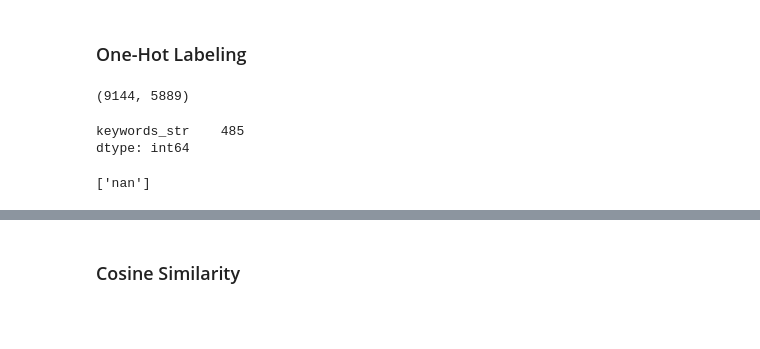
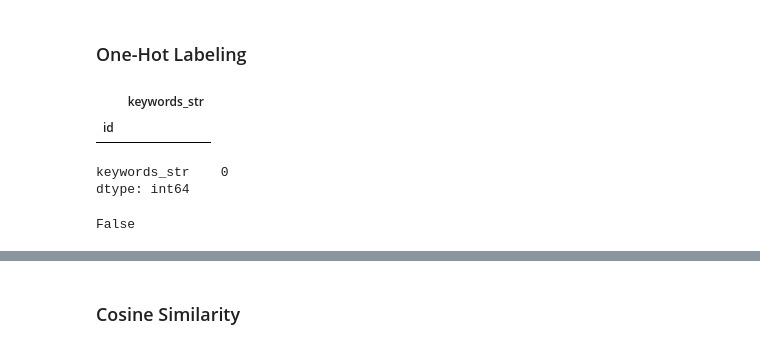
Before and after one commit to fadeeva/normal_projects, a Jupyter notebook: Popular_10000_movies_listed_on_TMDb/Data_Prepare.ipynb, the cells around one changed output, grey strips where cells are left out. Cells and saved outputs as stored; diff of their text form; code cells hidden in the pictures; blank space fills up the shorter version.

```diff
--- a/Popular_10000_movies_listed_on_TMDb/Data_Prepare.ipynb
+++ b/Popular_10000_movies_listed_on_TMDb/Data_Prepare.ipynb
@@ -502,21 +536,24 @@ df.to_csv('data/keywords_str.csv')
 # %% [markdown]
 ### One-Hot Labeling
 # %%
-keywords_ind = pd.read_csv('data/keywords_str.csv', index_col='id')
+keywords_ind = pd.read_csv('data/keywords_list.csv', index_col='id')
 kw_vectors = pd.DataFrame(index=keywords_ind.index, columns=unique_keywords)
 kw_vectors.shape
-# %% [output]
-(9144, 5889)
+# %%
+keywords_ind[keywords_ind['keywords_str'].isna()]
+# %% [output]
+|  | keywords_str |
+| id |  |
 # %%
 keywords_ind.isna().sum()
 # %% [output]
-keywords_str    485
+keywords_str    0
 dtype: int64
-# %%
-FUUUUUUUUUUUUUUUUUUUUUUUUUUUUUUUUUUUUUUUCK!!!
-str(keywords_ind['keywords_str'].iloc[100]).split(', ')
-# %% [output]
-['nan']
+# %%
+# FUUUUUUUUUUUUUUUUUUUUUUUUUUUUUUUCK!!11
+'osaka' in unique_keywords
+# %% [output]
+False
 # %%
 len_kw_v = len(unique_keywords)
 
```
Also changed, not shown: parts of 17 cells of this notebook.
